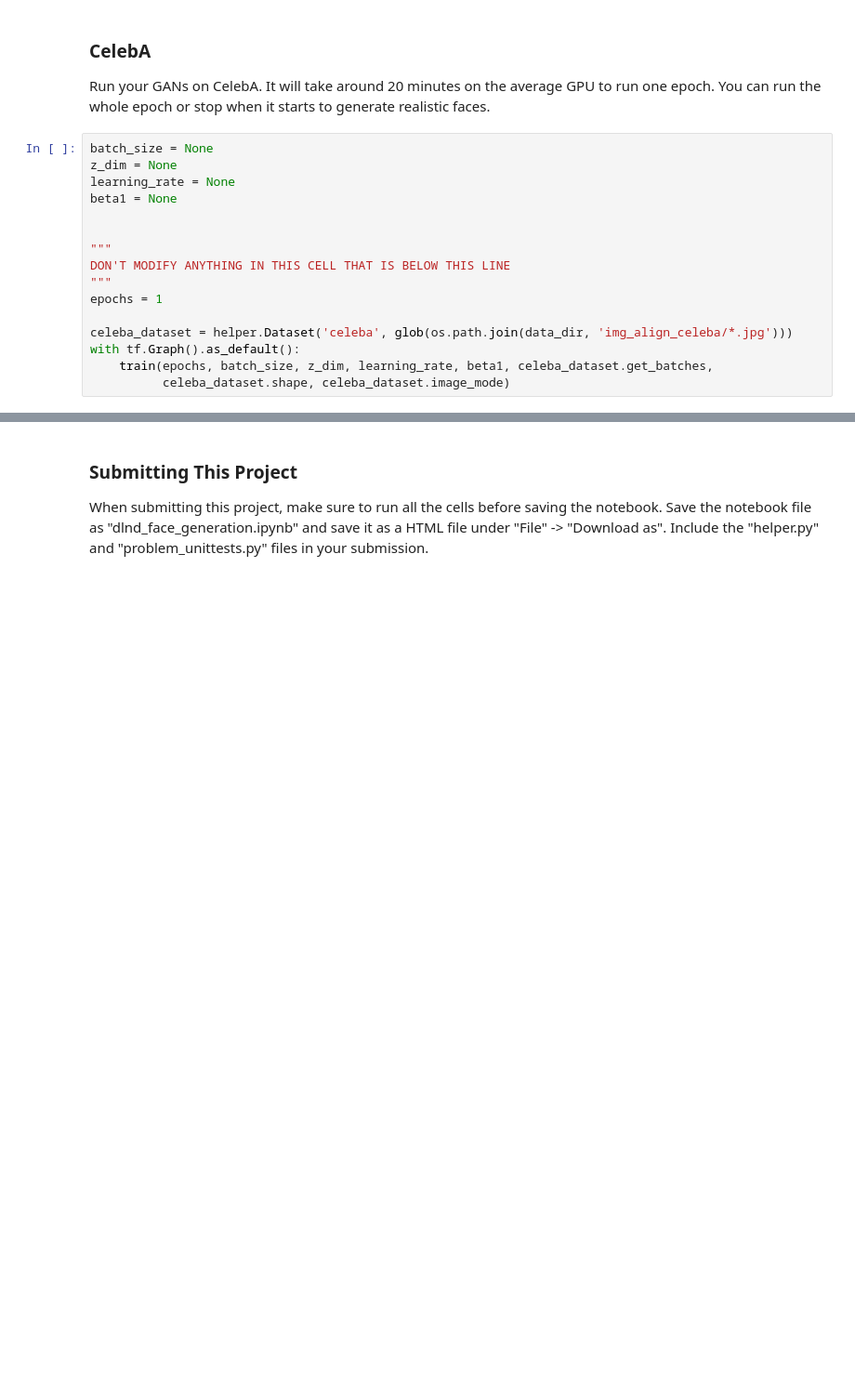
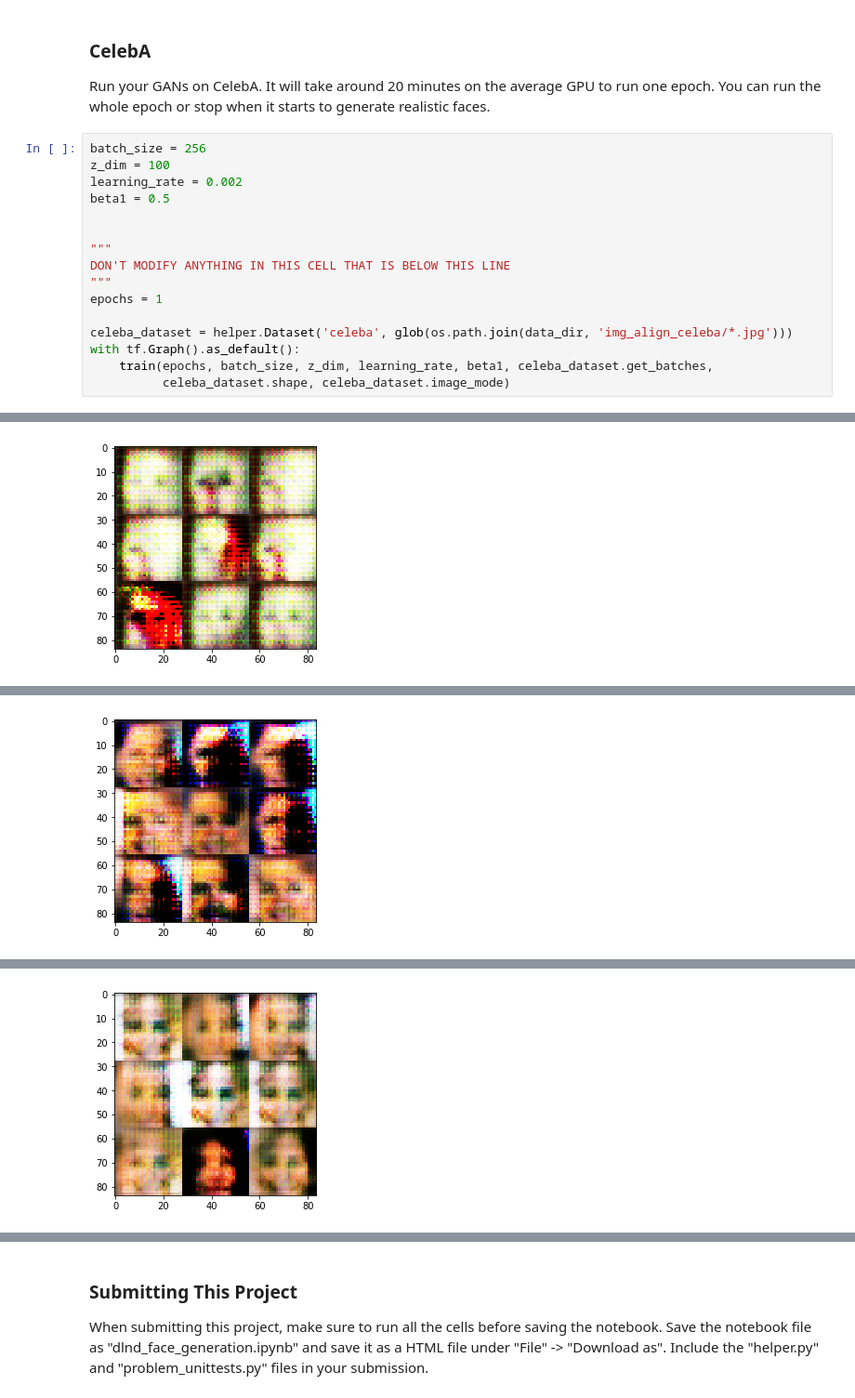
Before and after one commit to kkufieta/face_generation, a Jupyter notebook: dlnd_face_generation.ipynb, the cells around one changed output, grey strips where cells are left out. Shown at 93% size. Cells and saved outputs as stored; diff of their text form; blank space fills up the shorter version.

```diff
--- a/dlnd_face_generation.ipynb
+++ b/dlnd_face_generation.ipynb
@@ -446,10 +475,10 @@ Epoch 1/2... Discriminator Loss: 0.6162... Generator Loss: 8.7264
 ### CelebA
 Run your GANs on CelebA.  It will take around 20 minutes on the average GPU to run one epoch.  You can run the whole epoch or stop when it starts to generate realistic faces.
 # %%
-batch_size = None
-z_dim = None
-learning_rate = None
-beta1 = None
+batch_size = 256
+z_dim = 100
+learning_rate = 0.002
+beta1 = 0.5
 
 
 """
@@ -461,3 +490,4 @@ celeba_dataset = helper.Dataset('celeba', glob(os.path.join(data_dir, 'img_align
 with tf.Graph().as_default():
     train(epochs, batch_size, z_dim, learning_rate, beta1, celeba_dataset.get_batches,
           celeba_dataset.shape, celeba_dataset.image_mode)
+# %% [output]
@@ -463,0 +500 @@ with tf.Graph().as_default():
+[figure, added]
@@ -463,0 +507 @@ with tf.Graph().as_default():
+[figure, added]
@@ -463,0 +514 @@ with tf.Graph().as_default():
+[figure, added]
```
Also changed, not shown: parts of 6 cells of this notebook.
